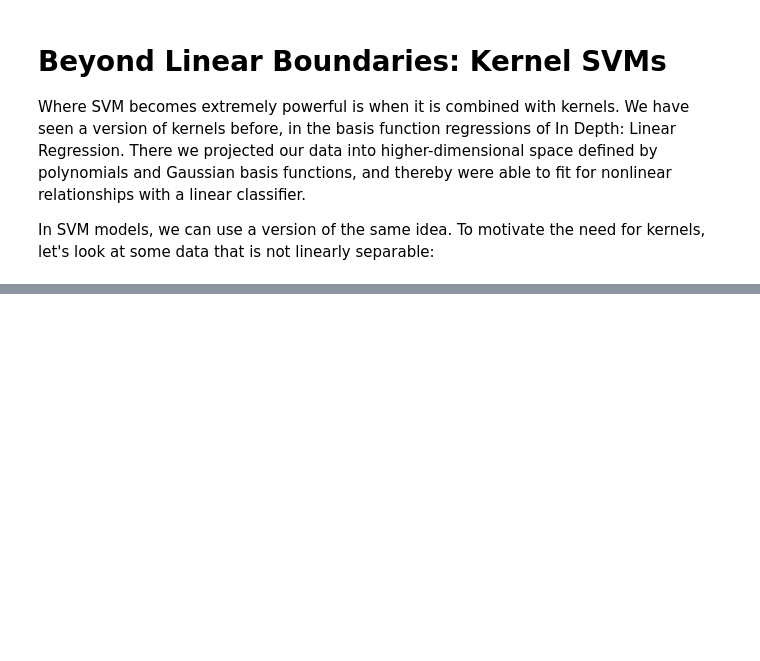
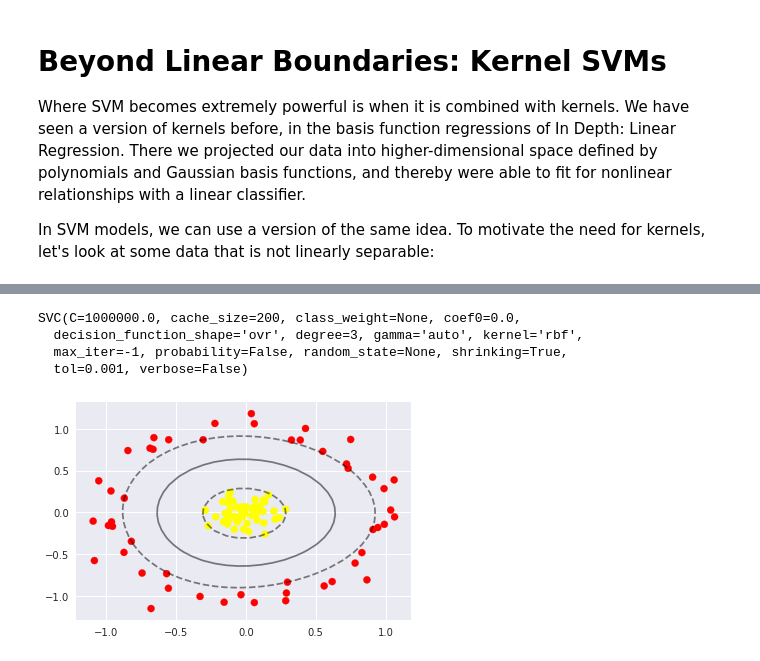
Before and after one commit to paulmorio/grusData, a Jupyter notebook: basics/SupportVectorMachines.ipynb, the cells around one changed output, grey strips where cells are left out. Cells and saved outputs as stored; diff of their text form; code cells hidden in the pictures; blank space fills up the shorter version.

```diff
--- a/basics/SupportVectorMachines.ipynb
+++ b/basics/SupportVectorMachines.ipynb
@@ -153,0 +193,15 @@ In SVM models, we can use a version of the same idea. To motivate the need for k
+# %%
+clf = SVC(kernel='rbf', C=1E6)
+clf.fit(X, y)
+# %% [output]
+SVC(C=1000000.0, cache_size=200, class_weight=None, coef0=0.0,
+  decision_function_shape='ovr', degree=3, gamma='auto', kernel='rbf',
+  max_iter=-1, probability=False, random_state=None, shrinking=True,
+  tol=0.001, verbose=False)
+# %%
+plt.scatter(X[:, 0], X[:, 1], c=y, s=50, cmap='autumn')
+plot_svc_decision_function(clf)
+plt.scatter(clf.support_vectors_[:, 0], clf.support_vectors_[:, 1],
+            s=300, lw=1, facecolors='none');
+# %% [output]
+[figure, added]
```
Also changed, not shown: parts of 9 cells of this notebook.
